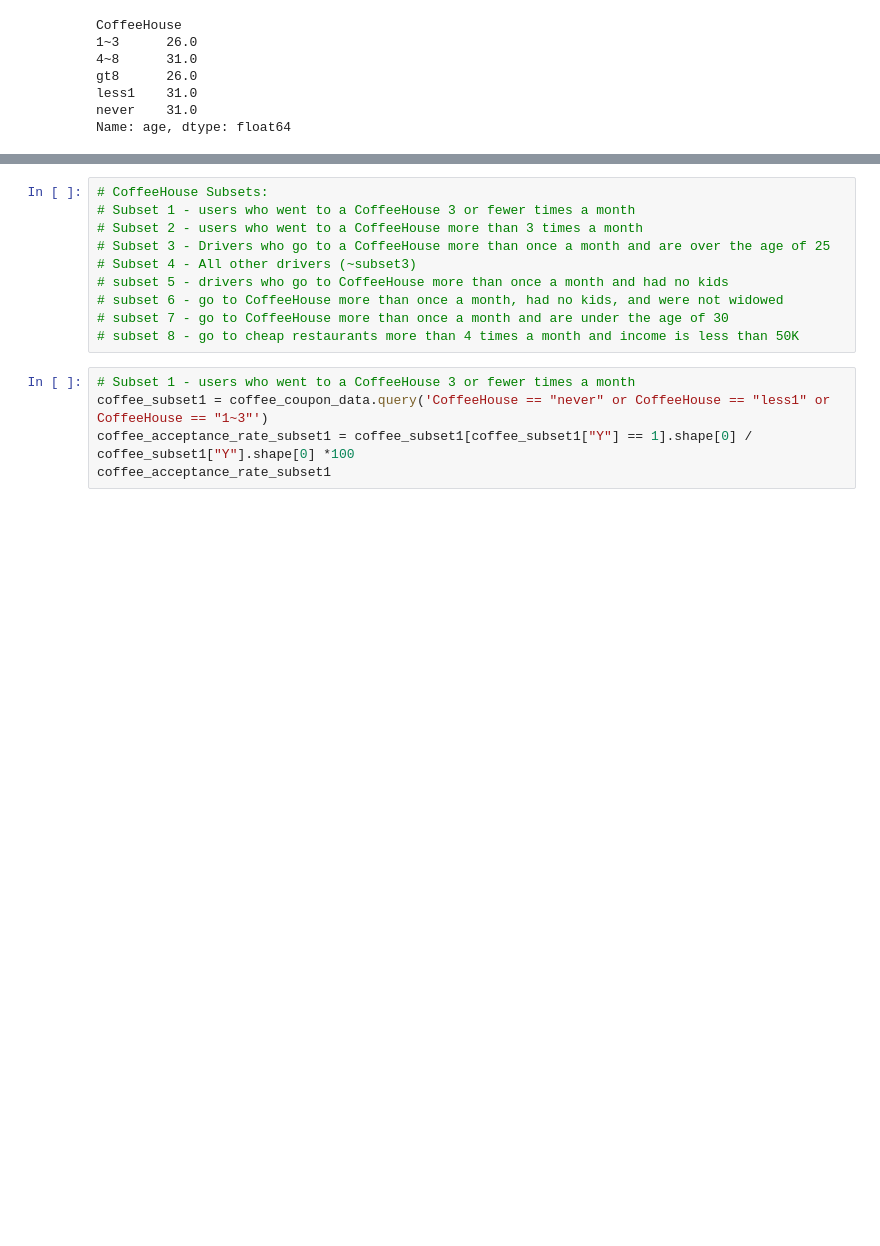
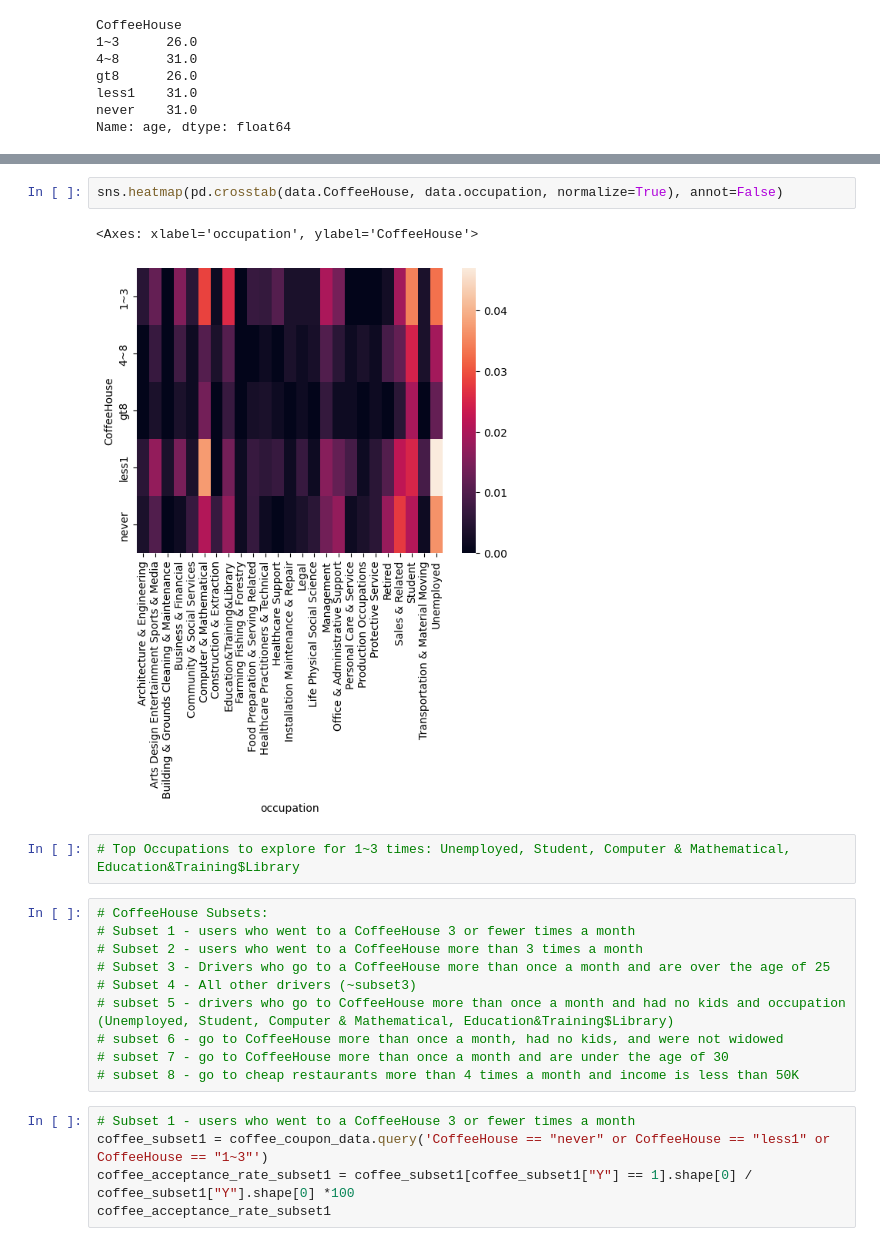
Before and after one commit to mitbans/Coupon-Acceptance-Analytics, a Jupyter notebook: notebooks/on_route_coupon_acceptance_recommendation.ipynb, the cells around one changed output, grey strips where cells are left out. Drawn from its saved outputs; the diff is of its cells as text; blank space fills up the shorter version.

```diff
--- a/notebooks/on_route_coupon_acceptance_recommendation.ipynb
+++ b/notebooks/on_route_coupon_acceptance_recommendation.ipynb
@@ -719,10 +724,17 @@ px.histogram(coffee_coupon_data, x = 'CoffeeHouse', color='age')
+# %%
+sns.heatmap(pd.crosstab(data.CoffeeHouse, data.occupation, normalize=True), annot=False)
+# %% [output]
+<Axes: xlabel='occupation', ylabel='CoffeeHouse'>
+[figure, added]
+# %%
+# Top Occupations to explore for 1~3 times: Unemployed, Student, Computer & Mathematical, Education&Training$Library
 # %%
 # CoffeeHouse Subsets:
 # Subset 1 - users who went to a CoffeeHouse 3 or fewer times a month
 # Subset 2 - users who went to a CoffeeHouse more than 3 times a month
 # Subset 3 - Drivers who go to a CoffeeHouse more than once a month and are over the age of 25
 # Subset 4 - All other drivers (~subset3)
-# subset 5 - drivers who go to CoffeeHouse more than once a month and had no kids
+# subset 5 - drivers who go to CoffeeHouse more than once a month and had no kids and occupation (Unemployed, Student, Computer & Mathematical, Education&Training$Library)
 # subset 6 - go to CoffeeHouse more than once a month, had no kids, and were not widowed
 # subset 7 - go to CoffeeHouse more than once a month and are under the age of 30
 # subset 8 - go to cheap restaurants more than 4 times a month and income is less than 50K
```
Also changed, not shown: parts of 14 cells of this notebook.
